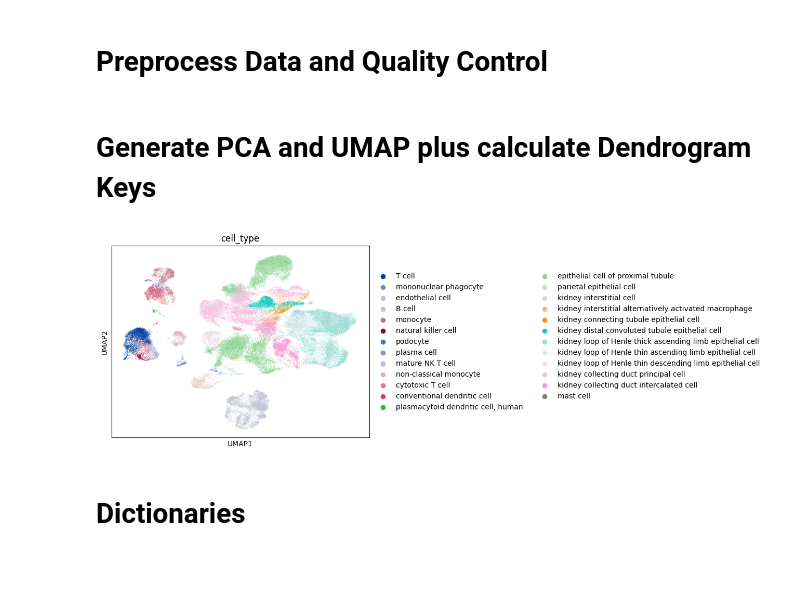
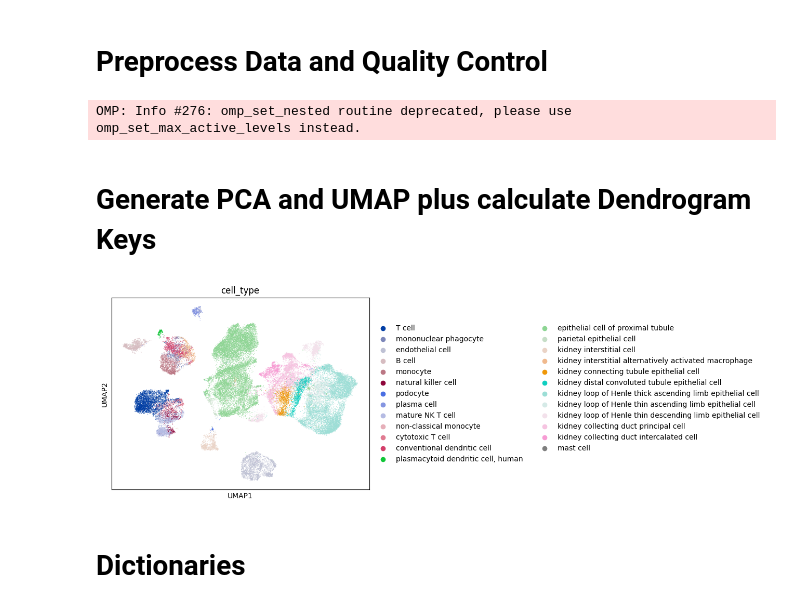
Before and after one commit to aumchampaneri/Biochemistry-BS, a Jupyter notebook: Human Kidney Atlas/Hs_AKF-Kidney_scRNA.ipynb, the cells around one changed output. Drawn from its saved outputs; the diff is of its cells as text; code cells hidden in the pictures; blank space fills up the shorter version.

```diff
--- a/Human Kidney Atlas/Hs_AKF-Kidney_scRNA.ipynb
+++ b/Human Kidney Atlas/Hs_AKF-Kidney_scRNA.ipynb
@@ -14,10 +14,10 @@ scRNA_ckd_akf = sc.read_h5ad('/Users/aumchampaneri/Databases/Human_Nor-CKD-AKF_s
 # Filter Data for only Chronic Kidney Disease (CKD) Samples
 # %%
 # Subset the anndata object to only include Chronic Kidney Disease (CKD) samples
-scRNA_ckd = scRNA_ckd_akf[scRNA_ckd_akf.obs['disease'] == 'chronic kidney disease', :].copy()
+# scRNA_ckd = scRNA_ckd_akf[scRNA_ckd_akf.obs['disease'] == 'chronic kidney disease', :].copy()
 
 # # Subset the anndata object to only include Acute Kidney Failure (AKF) samples
-# scRNA_akf = scRNA_ckd_akf[scRNA_ckd_akf.obs['disease'] == 'acute kidney failure', :].copy()
+scRNA_akf = scRNA_ckd_akf[scRNA_ckd_akf.obs['disease'] == 'acute kidney failure', :].copy()
 # %% [markdown]
 # Preprocess Data and Quality Control
 # %%
@@ -25,9 +25,9 @@ scRNA_ckd = scRNA_ckd_akf[scRNA_ckd_akf.obs['disease'] == 'chronic kidney diseas
 
 # Basic filtering
 # Filter out cells that express fewer than 500 genes to remove low-quality cells, empty droplets, and debris.
-sc.pp.filter_cells(scRNA_ckd, min_genes=500, inplace=True)
+sc.pp.filter_cells(scRNA_akf, min_genes=500, inplace=True)
 # Filter out genes that are detected in fewer than 3 cells to eliminate technical noise and very rarely expressed genes.
-sc.pp.filter_genes(scRNA_ckd, min_cells=3, inplace=True)
+sc.pp.filter_genes(scRNA_akf, min_cells=3, inplace=True)
 
 '''
 Annotate the group of mitochondrial genes as 'mt'
@@ -47,38 +47,40 @@ Uncomment to see the plots
 
 # Normalize, log-transform, and scale the data
 # Normalize the total gene expression in each cell to a target sum of 10,000 to correct for differences in sequencing depth.
-sc.pp.normalize_total(scRNA_ckd, target_sum=1e4)
+sc.pp.normalize_total(scRNA_akf, target_sum=1e4)
 # Apply a natural logarithm transformation to the normalized data to stabilize variance and make expression values more comparable.
-sc.pp.log1p(scRNA_ckd)
+sc.pp.log1p(scRNA_akf)
 
 # Identify and plot highly-variable genes
 # Identify highly-variable genes based on their mean expression and dispersion.
-sc.pp.highly_variable_genes(scRNA_ckd, min_mean=0.0125, max_mean=3, min_disp=0.5)
+sc.pp.highly_variable_genes(scRNA_akf, min_mean=0.0125, max_mean=3, min_disp=0.5)
 # sc.pl.highly_variable_genes(normal)
 
 # Store the raw data before further processing
-scRNA_ckd.raw = scRNA_ckd.copy()
+scRNA_akf.raw = scRNA_akf.copy()
+# %% [output]
+OMP: Info #276: omp_set_nested routine deprecated, please use omp_set_max_active_levels instead.
 # %% [markdown]
 # Generate PCA and UMAP plus calculate Dendrogram Keys
 # %%
 # Principal Component Analysis (PCA)
-sc.pp.pca(scRNA_ckd, svd_solver="arpack")
+sc.pp.pca(scRNA_akf, svd_solver="arpack")
 # Plot the PCA -- Uncomment to see the plot
 # sc.pl.pca(normal)
 # sc.pl.pca_variance_ratio(normal, log=True)
 
 # Generate UMAP
-sc.pp.neighbors(scRNA_ckd)
-sc.tl.umap(scRNA_ckd)
+sc.pp.neighbors(scRNA_akf)
+sc.tl.umap(scRNA_akf)
 
 # Leiden clustering
-sc.tl.leiden(scRNA_ckd, flavor='igraph', n_iterations=2)
-sc.pl.umap(scRNA_ckd, color=['cell_type']) # Looks better with dark background
+sc.tl.leiden(scRNA_akf, flavor='igraph', n_iterations=2)
+sc.pl.umap(scRNA_akf, color=['cell_type']) # Looks better with dark background
 
 # Dendrogram Key for downstream visualization
-sc.tl.dendrogram(scRNA_ckd, groupby='cell_type')
+sc.tl.dendrogram(scRNA_akf, groupby='cell_type')
 # %% [output]
-[figure, old version]
+[figure, new version]
 # %% [markdown]
 # Dictionaries
 # %% [markdown]
```
Also changed, not shown: parts of 9 cells of this notebook, 1 other file.
